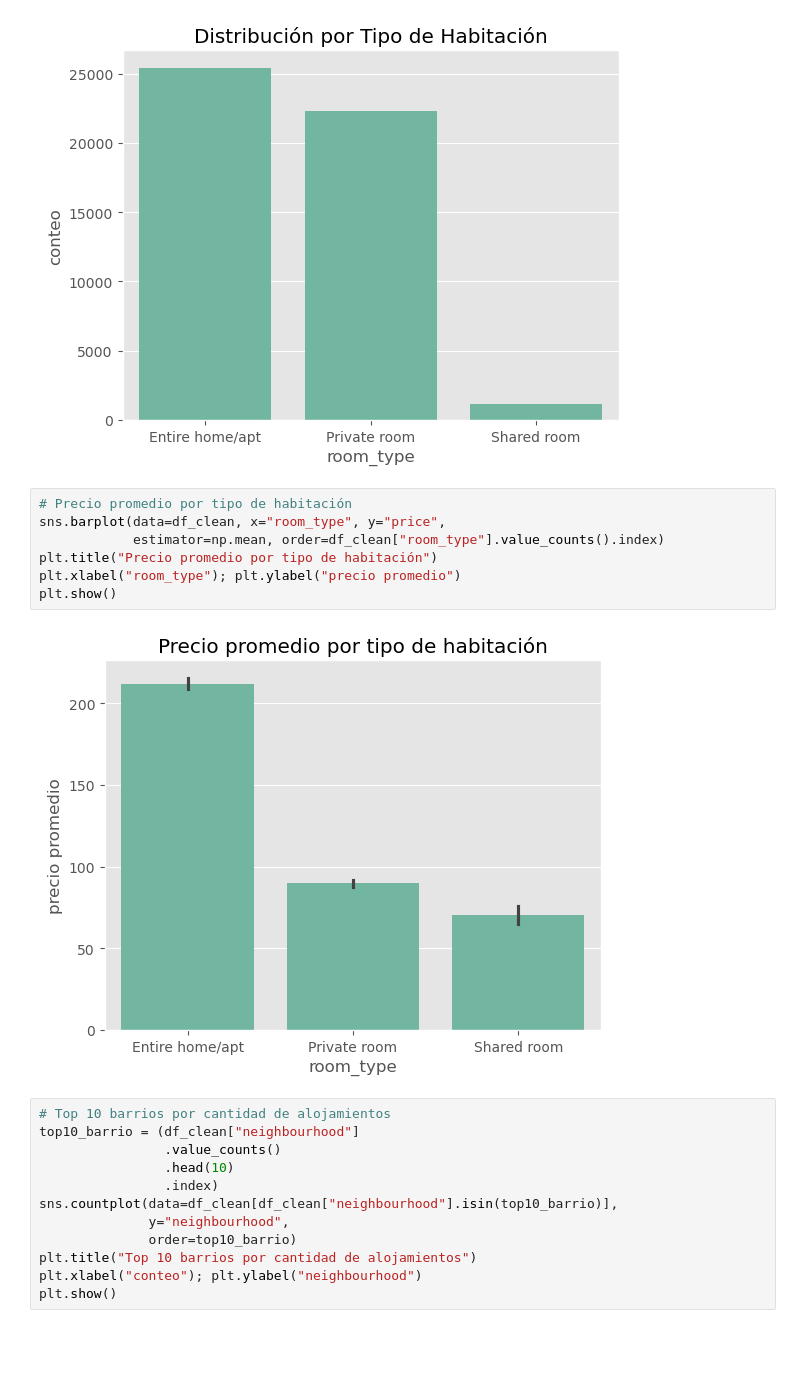
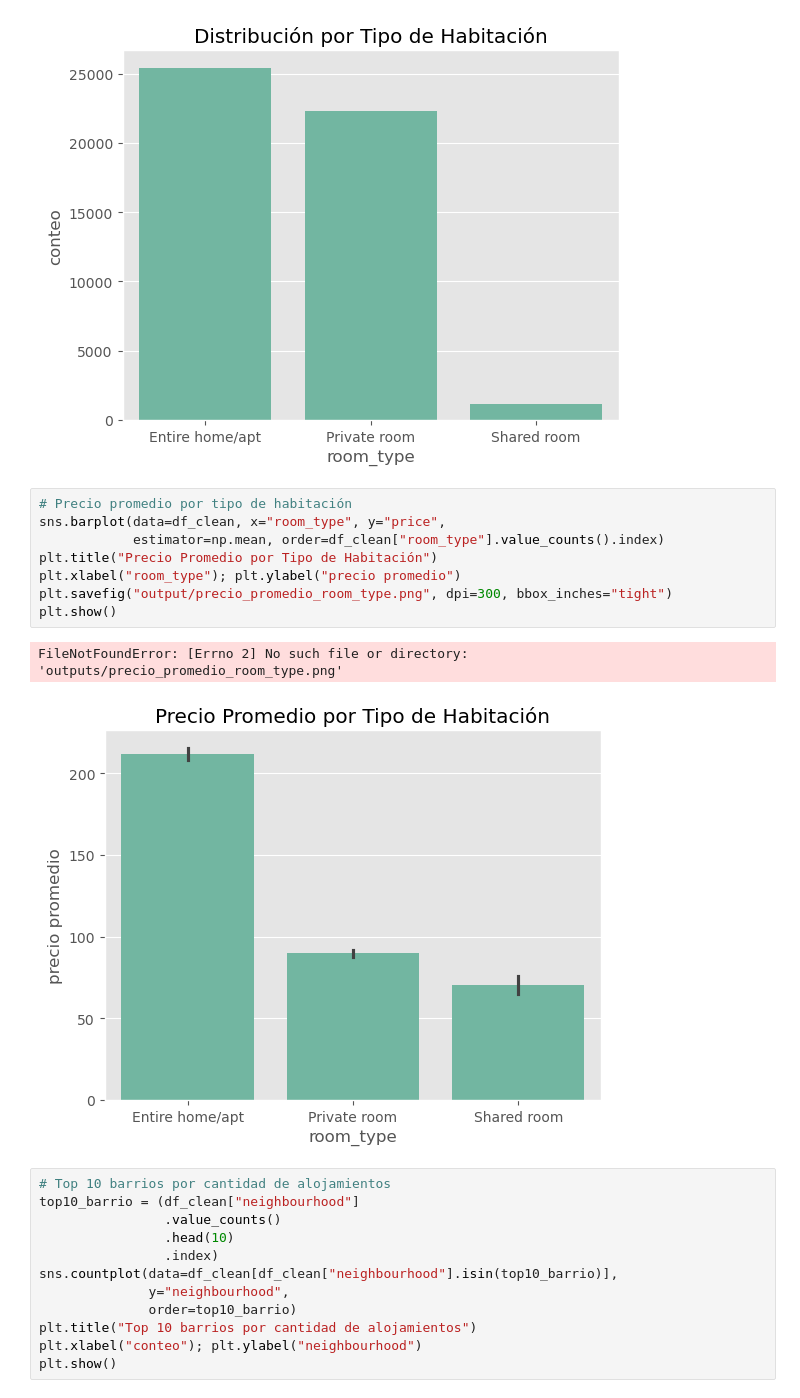
Before and after one commit to Vikktor93/airbnb-EDA-datalab, a Jupyter notebook: 001_EDA.ipynb, the cells around one changed output. Cells and saved outputs as stored; diff of their text form; blank space fills up the shorter version.

Commit message:
Se guarda el gráfico de precio promedio por habitación en output

```diff
--- a/001_EDA.ipynb
+++ b/001_EDA.ipynb
@@ -187,12 +187,14 @@ plt.show()
 # %%
 # Precio promedio por tipo de habitación
 sns.barplot(data=df_clean, x="room_type", y="price",
             estimator=np.mean, order=df_clean["room_type"].value_counts().index)
-plt.title("Precio promedio por tipo de habitación")
+plt.title("Precio Promedio por Tipo de Habitación")
 plt.xlabel("room_type"); plt.ylabel("precio promedio")
+plt.savefig("output/precio_promedio_room_type.png", dpi=300, bbox_inches="tight")
 plt.show()
 # %% [output]
+FileNotFoundError: [Errno 2] No such file or directory: 'outputs/precio_promedio_room_type.png'
-[figure, old version]
+[figure, new version]
 # %%
 # Top 10 barrios por cantidad de alojamientos
 top10_barrio = (df_clean["neighbourhood"]
```
Also changed, not shown: 2 other files.
